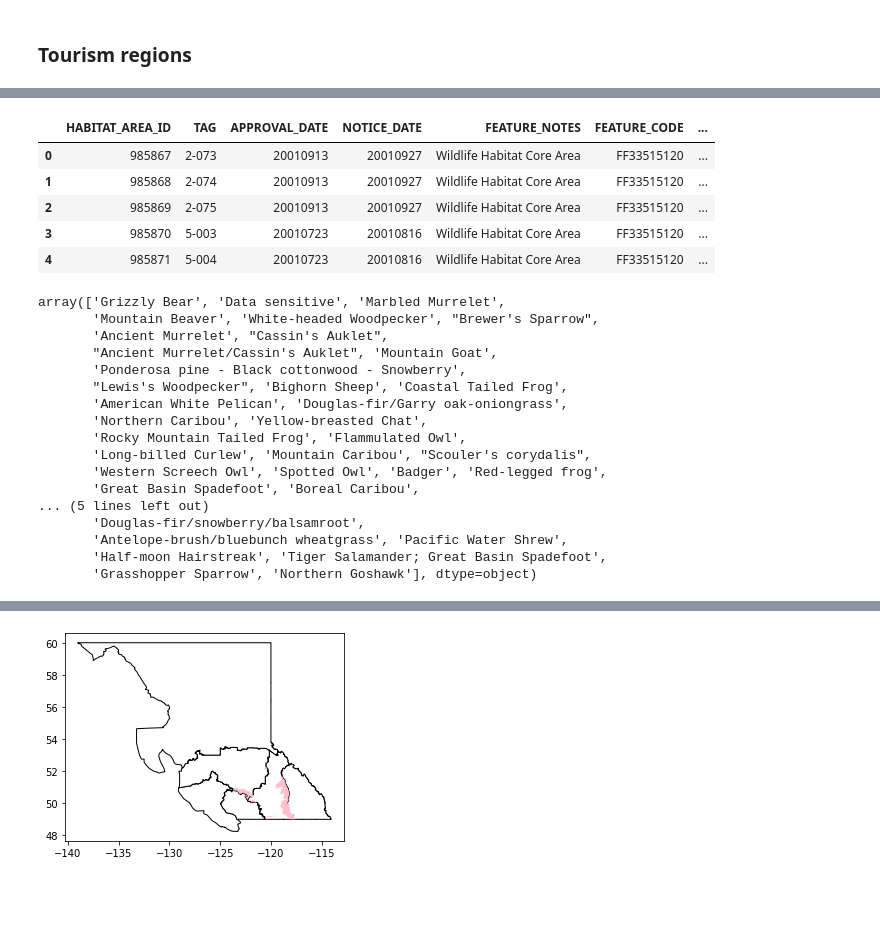
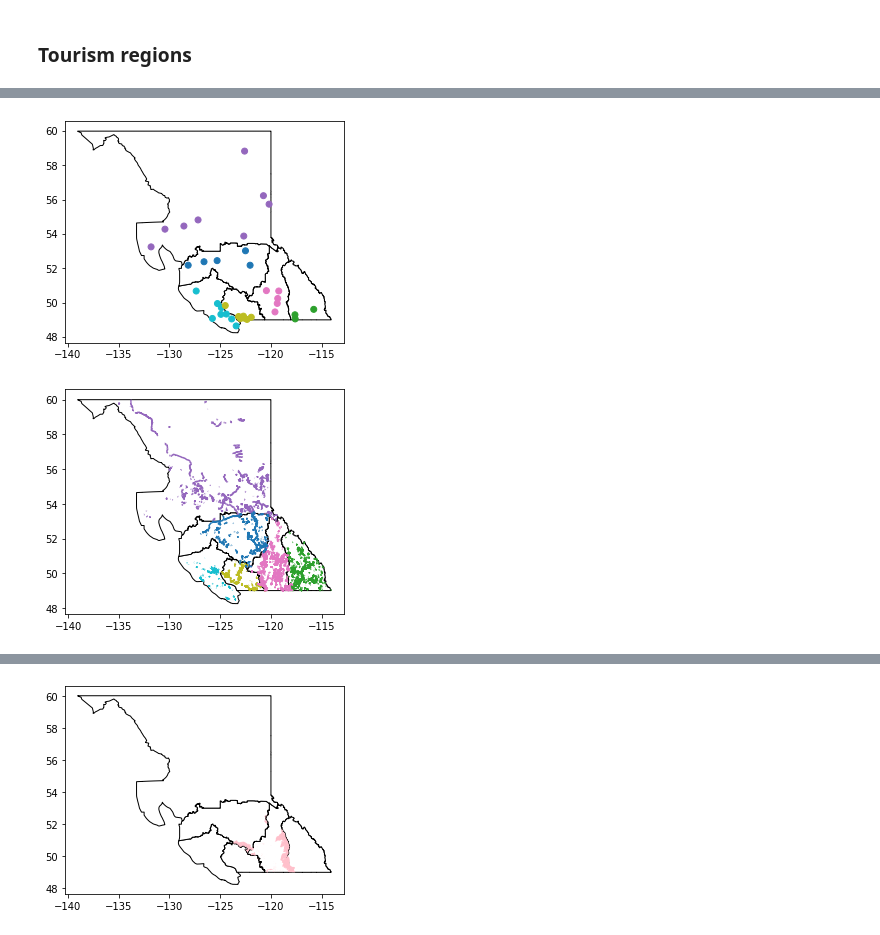
Before and after one commit to Vizzuality/tota, a Jupyter notebook: data/notebooks/tota_mbtiles.ipynb, the cells around one changed output, grey strips where cells are left out. Drawn from its saved outputs; the diff is of its cells as text; code cells hidden in the pictures; blank space fills up the shorter version.

Commit message:
mbtiles for airports, trails and economic regions

```diff
--- a/data/notebooks/tota_mbtiles.ipynb
+++ b/data/notebooks/tota_mbtiles.ipynb
@@ -59,35 +68,28 @@ region.replace({'TOURISM_REGION_NAME':rename}, inplace =True)
 # %%
-layers = {'ski_resorts': '../data/raw/GSR_SKI_RESORTS_SV.geojson',
-         'first_nations_communities':'../data/raw/FN_COMMUNITY_LOCATIONS_SP.geojson',
-         'first_nations_business':'../data/raw/GSR_INDIGENOUS_BUSINESSES_SV.geojson',
-         'wildlife_habitats':'../data/raw/WCP_WILDLIFE_HABITAT_AREA_POLY.geojson'}
+# layers = {'ski_resorts': '../data/raw/GSR_SKI_RESORTS_SV.geojson',
+#          'first_nations_communities':'../data/raw/FN_COMMUNITY_LOCATIONS_SP.geojson',
+#          'first_nations_business':'../data/raw/GSR_INDIGENOUS_BUSINESSES_SV.geojson',
+#          'wildlife_habitats':'../data/raw/WCP_WILDLIFE_HABITAT_AREA_POLY.geojson'}
+layers = {'airports': '../data/raw/BCGW_7113060B_1627367952871_1544/GSR_AIRPORTS_SVW.geojson',
+         'trails':'../data/raw/BCGW_7113060B_1627368738210_2232/FTEN_RECREATION_LINES_SVW.geojson'}
+# %%
+import matplotlib.pyplot as plt
+
+region = gpd.read_file('../data/raw/ADM_TOURISM_REGIONS_SP_apiname.geojson')
+for layer in layers.keys():
+    gdf = gpd.read_file(layers[layer])
+    if layer == 'airports':
+        gdf = gdf[gdf['DESCRIPTION'] =='airport'] ### get only airports (exclude heliports and other airways)
+    gdf_region = gpd.sjoin(gdf, region[['TOURISM_REGION_NAME','geometry']], how ='inner')
+    gdf_region.to_file(f"../data/processed/{layers[layer].split('/')[4].split('.')[0]}"+"_region.geojson", driver="GeoJSON")
+
+    fig, ax = plt.subplots(figsize =(5,5))
+    region.plot(ax=ax, color='white', edgecolor='black')
+    gdf_region.plot(ax=ax, column='TOURISM_REGION_NAME')
+
+    plt.show()
+# %% [output]
+[figure, added]
+[figure, added]
 # %%
-gdf = gpd.read_file(layers['wildlife_habitats'])
-gdf.head()
+gdf = gpd.read_file(layers['airports'])
-# %% [output]
-|  | HABITAT_AREA_ID | TAG | APPROVAL_DATE | NOTICE_DATE | FEATURE_NOTES | FEATURE_CODE | ... |
-| 0 | 985867 | 2-073 | 20010913 | 20010927 | Wildlife Habitat Core Area | FF33515120 | ... |
-| 1 | 985868 | 2-074 | 20010913 | 20010927 | Wildlife Habitat Core Area | FF33515120 | ... |
-| 2 | 985869 | 2-075 | 20010913 | 20010927 | Wildlife Habitat Core Area | FF33515120 | ... |
-| 3 | 985870 | 5-003 | 20010723 | 20010816 | Wildlife Habitat Core Area | FF33515120 | ... |
-| 4 | 985871 | 5-004 | 20010723 | 20010816 | Wildlife Habitat Core Area | FF33515120 | ... |
-# %%
-gdf['COMMON_SPECIES_NAME'].unique()
-# %% [output]
-array(['Grizzly Bear', 'Data sensitive', 'Marbled Murrelet',
-       'Mountain Beaver', 'White-headed Woodpecker', "Brewer's Sparrow",
-       'Ancient Murrelet', "Cassin's Auklet",
-       "Ancient Murrelet/Cassin's Auklet", 'Mountain Goat',
-       'Ponderosa pine - Black cottonwood - Snowberry',
-       "Lewis's Woodpecker", 'Bighorn Sheep', 'Coastal Tailed Frog',
-       'American White Pelican', 'Douglas-fir/Garry oak-oniongrass',
-       'Northern Caribou', 'Yellow-breasted Chat',
-       'Rocky Mountain Tailed Frog', 'Flammulated Owl',
-       'Long-billed Curlew', 'Mountain Caribou', "Scouler's corydalis",
-       'Western Screech Owl', 'Spotted Owl', 'Badger', 'Red-legged frog',
-       'Great Basin Spadefoot', 'Boreal Caribou',
-... (5 lines left out)
-       'Douglas-fir/snowberry/balsamroot',
-       'Antelope-brush/bluebunch wheatgrass', 'Pacific Water Shrew',
-       'Half-moon Hairstreak', 'Tiger Salamander; Great Basin Spadefoot',
-       'Grasshopper Sparrow', 'Northern Goshawk'], dtype=object)
```
Also changed, not shown: parts of 17 cells of this notebook, 1 other file.
